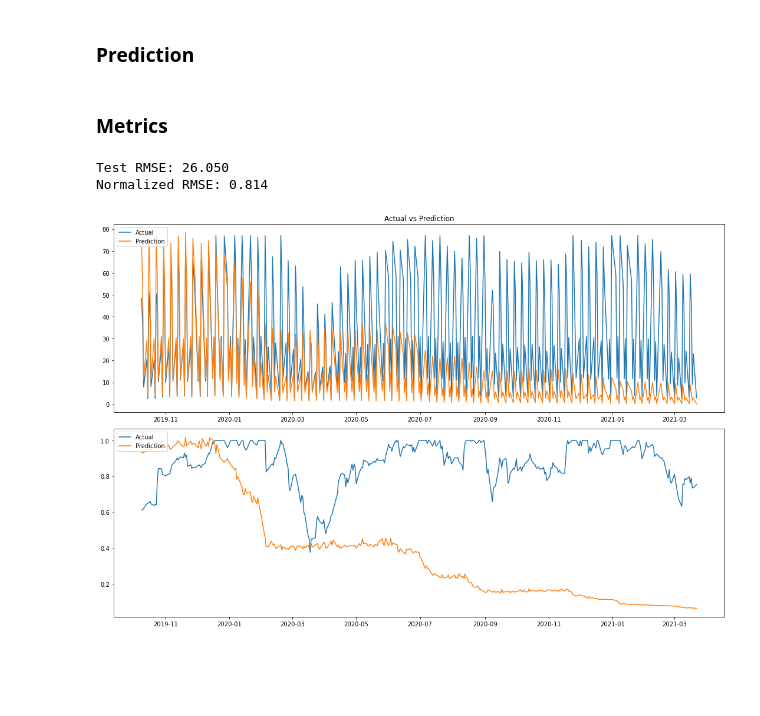
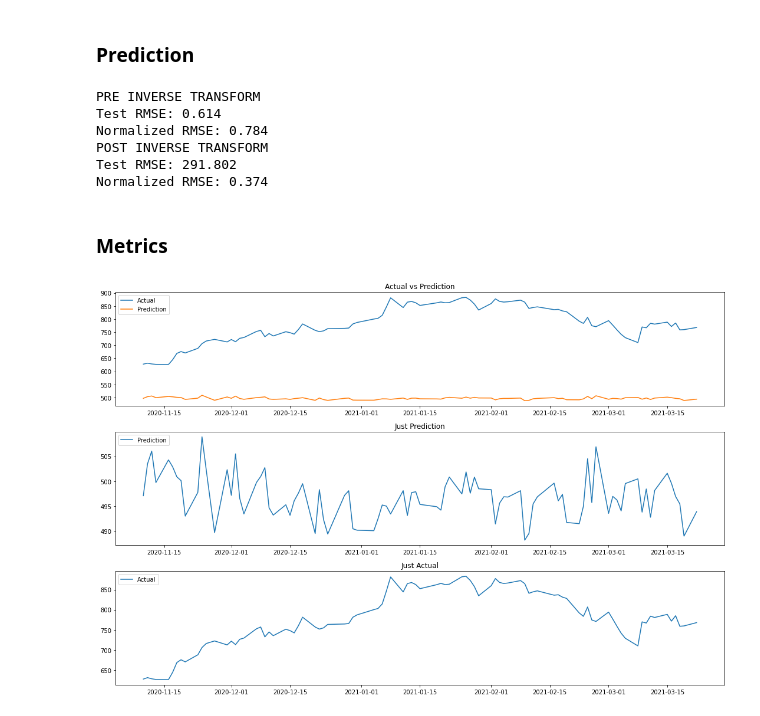
Before and after one commit to TLChilton/Senior_Capstone, a Jupyter notebook: Thomas/LSTM365AtOnce.ipynb, the cells around one changed output. Drawn from its saved outputs; the diff is of its cells as text; code cells hidden in the pictures; blank space fills up the shorter version.

```diff
--- a/Thomas/LSTM365AtOnce.ipynb
+++ b/Thomas/LSTM365AtOnce.ipynb
@@ -148,7 +136,7 @@ class stopAtLossValue(Callback):
 # Design Network
 model = Sequential()
 model.add(LSTM(150, input_shape=(train_X.shape[1], train_X.shape[2]), return_sequences=False))
-model.add(Dense(365, activation="linear", kernel_constraint=NonNeg()))
+model.add(Dense(90, activation="linear", kernel_constraint=NonNeg()))
 
 model.compile(loss='mae', optimizer='adam', metrics=['accuracy'])
 model.summary()
@@ -156,12 +144,11 @@ model.summary()
 # fit network
 # epochs = how long you're running it
 # batch_size = number of training samples to use in an epoch
-history = model.fit(train_X, train_y, epochs=150, batch_size=150, validation_data=(test_X, test_y), verbose=2, shuffle=False)
+history = model.fit(train_X, train_y, epochs=40, batch_size=150, validation_data=(test_X, test_y), verbose=2, shuffle=False)
 # plot history
 pyplot.figure(figsize=(8,5))
 pyplot.plot(history.history['loss'], label='train_MAE')
 pyplot.plot(history.history['val_loss'], label='test_MAE')
-pyplot.plot(history.history['accuracy'], label='accuracy')
 pyplot.legend()
 pyplot.show()
 # %% [output]
@@ -206,32 +175,53 @@ inv_y = inv_y.reshape((inv_y.shape[1]))
+# %%
+from sklearn.metrics import mean_squared_error
+
+# make a prediction
+yhat = model.predict(predict_X)
+
+# calculate RMSE
+rmse = sqrt(mean_squared_error(predict_y, yhat))
+print('PRE INVERSE TRANSFORM\nTest RMSE: %.3f' % rmse)
+normalized_rmse = rmse/(predict_y.mean())
+print('Normalized RMSE: %.3f' % normalized_rmse)
+
+scaler.fit(df["Close"][len(dates)-90:].values.reshape(-1,1))
+inv_yhat = scaler.inverse_transform(yhat.reshape(-1,1)).reshape(90)
+inv_y = scaler.inverse_transform(predict_y).reshape(90)
+
+# calculate RMSE
+rmse = sqrt(mean_squared_error(inv_y, inv_yhat))
+print('POST INVERSE TRANSFORM\nTest RMSE: %.3f' % rmse)
+normalized_rmse = rmse/(inv_y.mean())
+print('Normalized RMSE: %.3f' % normalized_rmse)
+# %% [output]
+PRE INVERSE TRANSFORM
+Test RMSE: 0.614
+Normalized RMSE: 0.784
+POST INVERSE TRANSFORM
+Test RMSE: 291.802
+Normalized RMSE: 0.374
 # %% [markdown]
 ### Metrics
-# %%
-from sklearn.metrics import mean_squared_error
-
-# calculate RMSE
-rmse = sqrt(mean_squared_error(inv_y, inv_yhat))
-print('Test RMSE: %.3f' % rmse)
-normalized_rmse = rmse/(inv_y.mean())
-print('Normalized RMSE: %.3f' % normalized_rmse)
-# %% [output]
-Test RMSE: 26.050
-Normalized RMSE: 0.814
 # %%
-predictDates = dates[len(dates)-365:]
+predictDates = dates[len(dates)-90:]
 # Plot of Prediction vs Actual
 pyplot.figure(figsize=(15,10))
 
-pyplot.subplot(2, 1, 1)
+pyplot.subplot(3, 1, 1)
 pyplot.plot(predictDates, inv_y, label="Actual")
 pyplot.plot(predictDates, inv_yhat, label="Prediction")
 pyplot.legend(loc='upper left')
 pyplot.title("Actual vs Prediction")
-pyplot.subplot(2,1,2)
-pyplot.plot(predictDates, predict_y_2D.reshape(365), label="Actual")
-pyplot.plot(predictDates, yhat.reshape(365), label="Prediction")
+pyplot.subplot(3,1,2)
+pyplot.plot(predictDates, inv_yhat, label="Prediction")
 pyplot.legend(loc='upper left')
+pyplot.title("Just Prediction")
+pyplot.subplot(3, 1, 3)
+pyplot.plot(predictDates, inv_y, label="Actual")
+pyplot.legend(loc='upper left')
+pyplot.title("Just Actual")
 
 pyplot.tight_layout()
 pyplot.show()
 # %% [output]
-[figure, old version]
+[figure, new version]
```
Also changed, not shown: parts of 5 cells of this notebook.
